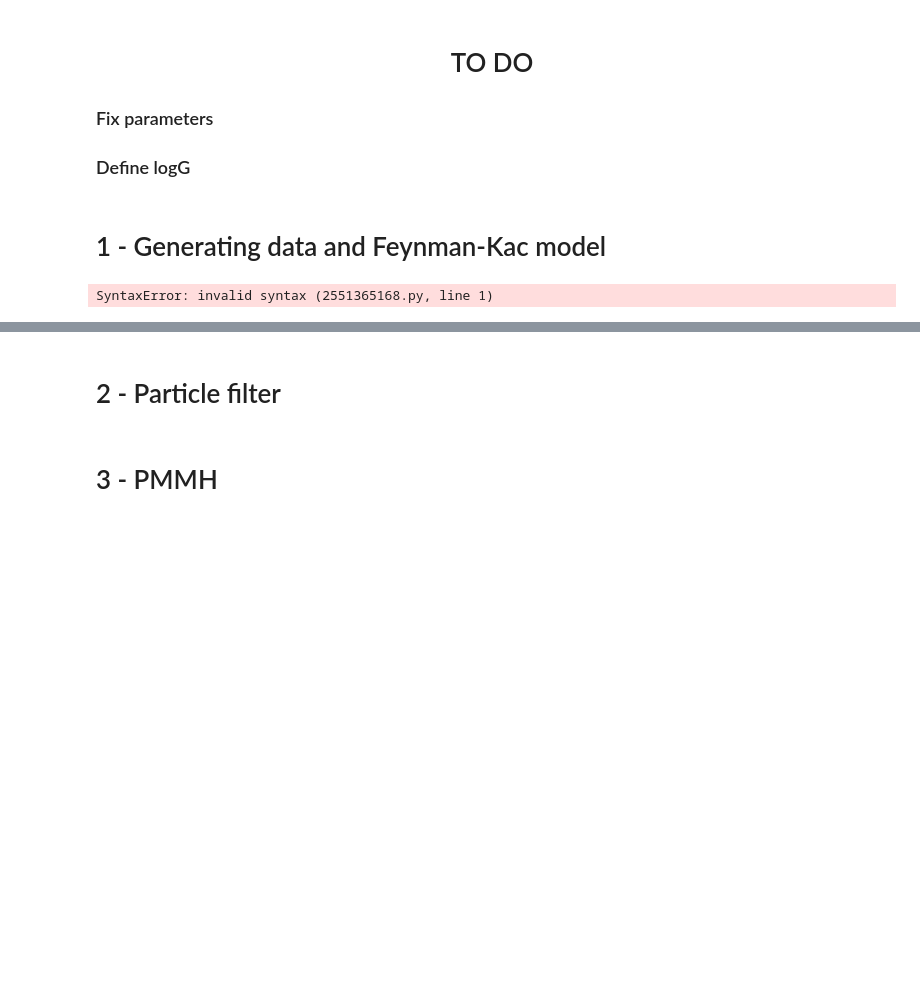
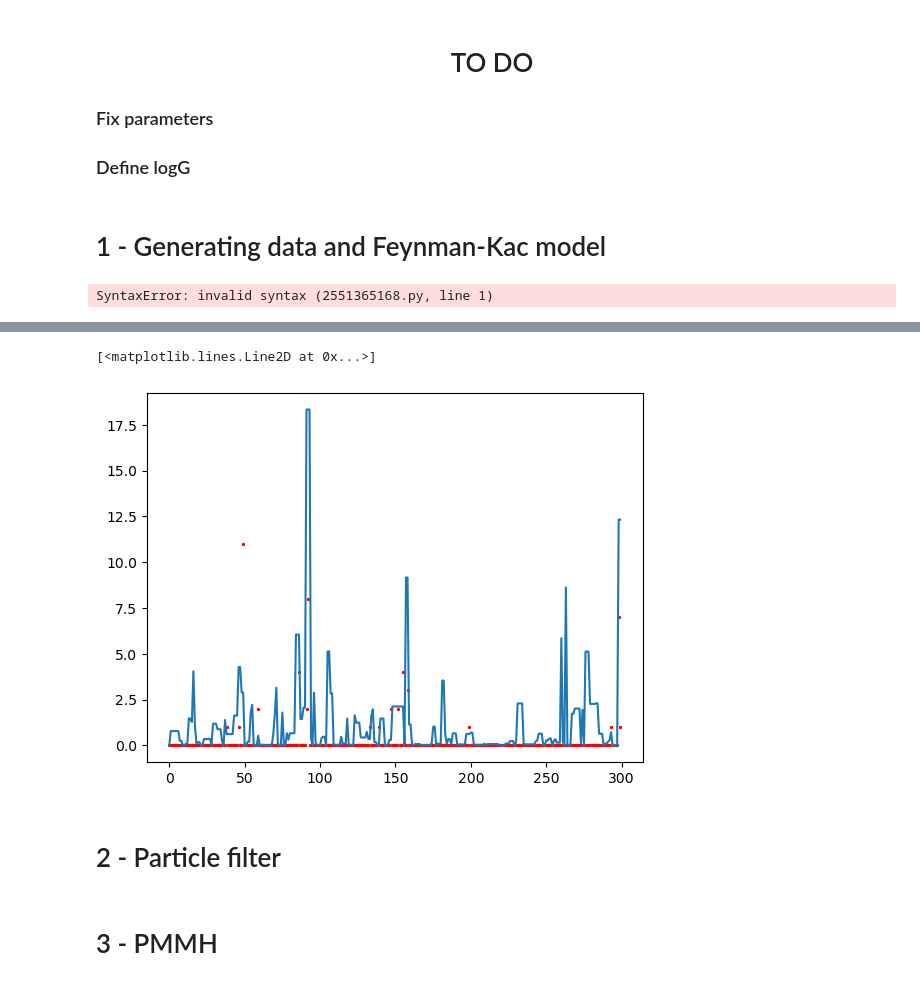
Before and after one commit to TheoAlegretti/HMMC-project, a Jupyter notebook: MAIN.ipynb, the cells around one changed output, grey strips where cells are left out. Saved outputs shown, nothing was run; the diff lists cells and outputs as text; code cells hidden in the pictures; blank space fills up the shorter version.

```diff
--- a/MAIN.ipynb
+++ b/MAIN.ipynb
@@ -189,15 +190,15 @@ def stepX(xp,
             x[0] = xp[0] - rng.exponential(scale = xp[0]/lambda_d, size = 1)
 
 
-        # Computations for s_t
-        unis = dists.Uniform(a = 0., b = 1.).rvs(size = 1) # Uniform to "choose" a move
+    # Computations for s_t
+    unis = dists.Uniform(a = 0., b = 1.).rvs(size = 1) # Uniform to "choose" a move
 
-        if unis <= alpha_s:
-            x[1] = xp[1]
-        else:
-            x[1] = dists.Gamma(a = kappa_s, b = kappa_s).rvs(size = 1))
+    if unis <= alpha_s:
+        x[1] = xp[1]
+    else:
+        x[1] = dists.Gamma(a = kappa_s, b = kappa_s).rvs(size = 1)
 
-        return x
+    return x
 
 
 def sampleY(x, kappa, theta, epsilon_b, epsilon_0, b):
@@ -207,10 +208,10 @@ def sampleY(x, kappa, theta, epsilon_b, epsilon_0, b):
     """
 
     # Sample the number of molecules initially sampled (x_t)
-    x_t = dists.Poison(rate = x[0]*x[1]/(kappa*theta).rvs(size = 1)
+    x_t = dists.Poisson(rate = x[0]*x[1]/(kappa*theta)).rvs(size = 1)
 
     # Sample the amplificaiton coefficient (a_t)
-    a_t = dists.Gamma(kappa, 1/theta)
+    a_t = dists.Gamma(kappa, 1/theta).rvs(size = 1)
 
     # Sample the read counts (y_t)
     uniy = dists.Uniform(a = 0., b = 1.).rvs(size = 1) # Uniform to "choose a move"
@@ -347,3 +330,21 @@ FILE
+# %%
+# Actual generation of data
+
+# We use the same parameters that inside the Feynman-Kac models
+
+data_X, data_Y  = generate_data(length = 300,
+              eta =7.2e-4, alpha=0.97, zeta=1.18, beta=8e-4, beta_0=6e-4,
+              gamma_u=0.011, gamma_d=0.013, lambda_u=5.0, lambda_d=5.0,
+              alpha_s=0.53, kappa_s=0.31,
+              kappa=0.61, theta=1.93, epsilon_0=2e-6, epsilon_b=6.7e-4, b = 10)
+data_Y
+plt.scatter([i for i in range(300)], data_Y, s = 2, color = "red")
+plt.plot(data_X[:,1])
+
+# The expression level (that should the blue line) looks like it is not regular enough (as compared to figure 3 of the paper)
+# %% [output]
+[<matplotlib.lines.Line2D at 0x...>]
+[figure, added]
 # %% [markdown]
 # 2 - Particle filter
 # %% [markdown]
```
Also changed, not shown: parts of 4 cells of this notebook.
